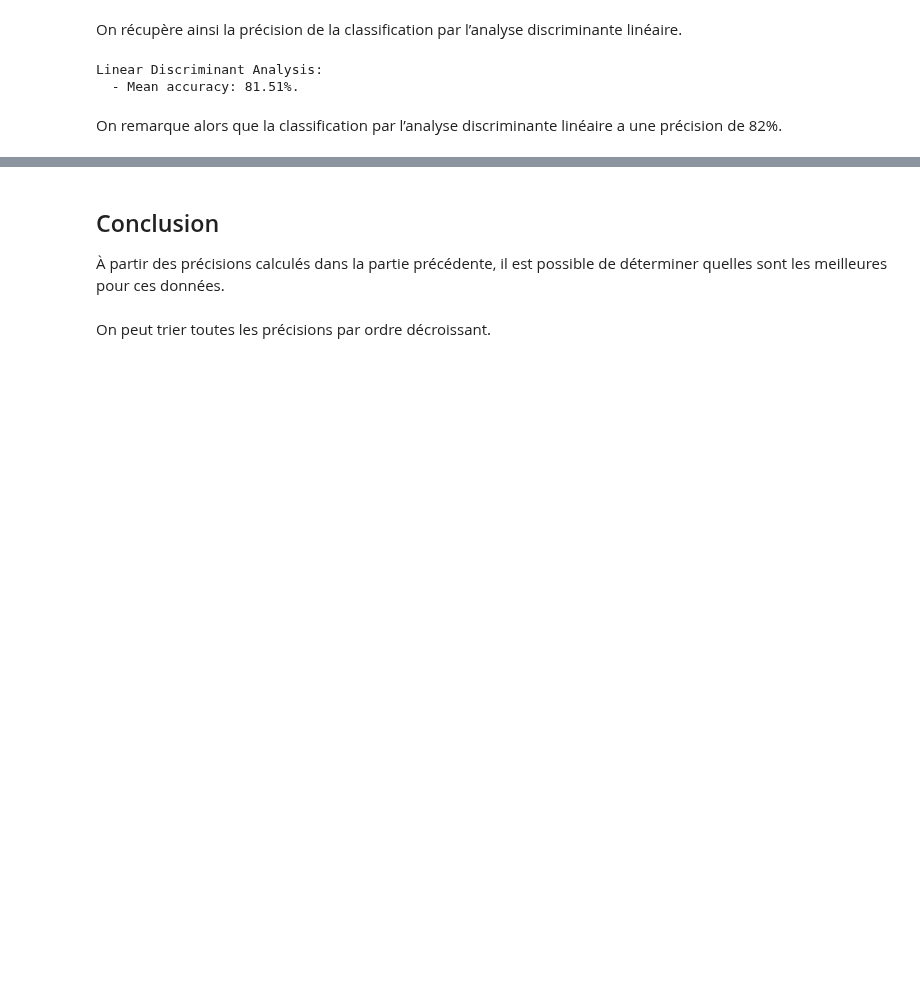
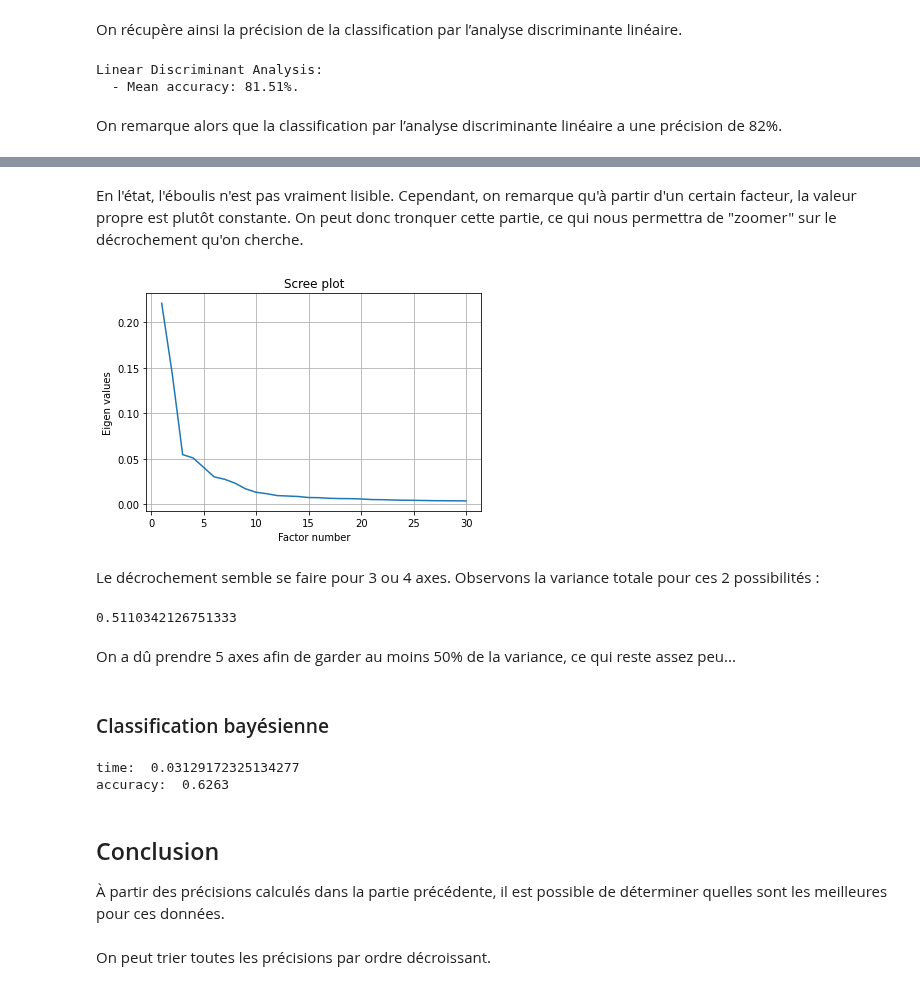
Before and after one commit to bastiensoucasse/acid-project, a Jupyter notebook: Gr5-Provost_Iantsa-Soucasse-Bastien.ipynb, the cells around one changed output, grey strips where cells are left out. Cells and saved outputs as stored; diff of their text form; code cells hidden in the pictures; blank space fills up the shorter version.

Commit message:
Bayes with PCA

```diff
--- a/Gr5-Provost_Iantsa-Soucasse-Bastien.ipynb
+++ b/Gr5-Provost_Iantsa-Soucasse-Bastien.ipynb
@@ -211,3 +238,45 @@ On remarque alors que la classification par l’analyse discriminante linéaire
+# %% [markdown]
+En l'état, l'éboulis n'est pas vraiment lisible. Cependant, on remarque qu'à partir d'un certain facteur, la valeur propre est plutôt constante. On peut donc tronquer cette partie, ce qui nous permettra de "zoomer" sur le décrochement qu'on cherche.
+# %%
+display_scree_plot(30, acp.explained_variance_ratio_[:30])
+# %% [output]
+[figure, added]
+# %% [markdown]
+Le décrochement semble se faire pour 3 ou 4 axes. Observons la variance totale pour ces 2 possibilités :
+# %%
+p = 5
+acp = PCA(n_components=p)
+coord = acp.fit_transform(z)
+print(acp.explained_variance_ratio_.sum())
+# %% [output]
+0.5110342126751333
+# %% [markdown]
+On a dû prendre 5 axes afin de garder au moins 50% de la variance, ce qui reste assez peu...
+# %% [markdown]
+### Classification bayésienne
+# %%
+from sklearn.naive_bayes import GaussianNB
+from sklearn.metrics import accuracy_score
+from time import time
+
+nb = GaussianNB()
+X = np.concatenate((X_train, X_test))
+z = scaler.fit_transform(X)
+p = 5
+acp = PCA(n_components=p)
+Xp = acp.fit_transform(z)
+Xp_train = Xp[:60000]
+Xp_test = Xp[60000:]
+t = time()
+nb.fit(Xp_train, y_train)
+t = time() - t
+y_pred = nb.predict(Xp_test)
+acc = accuracy_score(y_test, y_pred)
+print('time: ', t)
+print('accuracy: ', acc)
+# %% [output]
+time:  0.03129172325134277
+accuracy:  0.6263
 # %% [markdown]
 ## Conclusion
 
```
Also changed, not shown: parts of 12 cells of this notebook.
